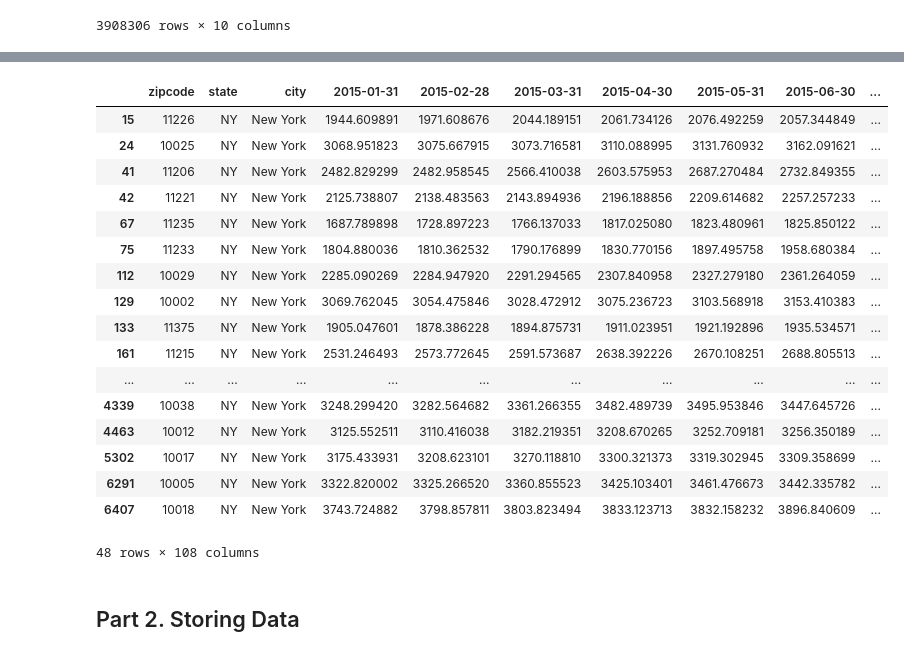
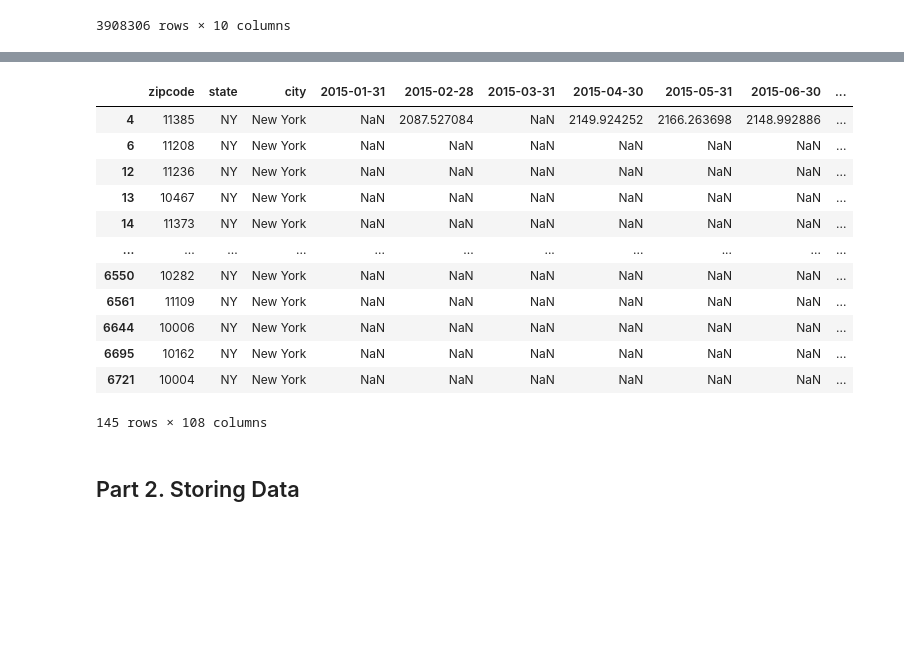
Before and after one commit to Seopwassup/TfA_FinalProject, a Jupyter notebook: FP_Main.ipynb, the cells around one changed output, grey strips where cells are left out. Drawn from its saved outputs; the diff is of its cells as text; code cells hidden in the pictures; blank space fills up the shorter version.

```diff
--- a/FP_Main.ipynb
+++ b/FP_Main.ipynb
@@ -232,53 +226,45 @@ remove_rent = [
     'RegionType',
     'StateName',
     'Metro',
     'CountyName',
 ]
 # Columns to rename
 rename_rent = {
     'RegionName': 'zipcode',
     'State': 'state',
     'City': 'city',
 }
 # Column types
 type_rent = {
     'zipcode': 'int',
     'state': 'str',
     'city': 'str'
 }
 
 # Removing and renaming columns
 df_rent_f = df_rent.drop(columns=remove_rent, axis=1)
 df_rent_f = df_rent_f.rename(columns=rename_rent)
 # Confirming Data type
 for column, dtype in type_rent.items():
     df_rent_f[column] = df_rent_f[column].astype(dtype, errors='raise')
 for column in df_rent_f.iloc[:, 3:]:
     df_rent_f[column] = df_rent_f[column].astype('float', errors='raise')
-# Discarding blank data
-df_rent_f.dropna(inplace=True)
 # Filtering for NY / NYC
 df_rent_f = df_rent_f.loc[(df_rent_f['state'] == "NY") & (df_rent_f['city'] == "New York")]
-df_rent_f
 # %% [output]
 |  | zipcode | state | city | 2015-01-31 | 2015-02-28 | 2015-03-31 | 2015-04-30 | 2015-05-31 | 2015-06-30 | ... |
-| 15 | 11226 | NY | New York | 1944.609891 | 1971.608676 | 2044.189151 | 2061.734126 | 2076.492259 | 2057.344849 | ... |
-| 24 | 10025 | NY | New York | 3068.951823 | 3075.667915 | 3073.716581 | 3110.088995 | 3131.760932 | 3162.091621 | ... |
-| 41 | 11206 | NY | New York | 2482.829299 | 2482.958545 | 2566.410038 | 2603.575953 | 2687.270484 | 2732.849355 | ... |
-| 42 | 11221 | NY | New York | 2125.738807 | 2138.483563 | 2143.894936 | 2196.188856 | 2209.614682 | 2257.257233 | ... |
-| 67 | 11235 | NY | New York | 1687.789898 | 1728.897223 | 1766.137033 | 1817.025080 | 1823.480961 | 1825.850122 | ... |
-| 75 | 11233 | NY | New York | 1804.880036 | 1810.362532 | 1790.176899 | 1830.770156 | 1897.495758 | 1958.680384 | ... |
-| 112 | 10029 | NY | New York | 2285.090269 | 2284.947920 | 2291.294565 | 2307.840958 | 2327.279180 | 2361.264059 | ... |
-| 129 | 10002 | NY | New York | 3069.762045 | 3054.475846 | 3028.472912 | 3075.236723 | 3103.568918 | 3153.410383 | ... |
-| 133 | 11375 | NY | New York | 1905.047601 | 1878.386228 | 1894.875731 | 1911.023951 | 1921.192896 | 1935.534571 | ... |
-| 161 | 11215 | NY | New York | 2531.246493 | 2573.772645 | 2591.573687 | 2638.392226 | 2670.108251 | 2688.805513 | ... |
+| 4 | 11385 | NY | New York | NaN | 2087.527084 | NaN | 2149.924252 | 2166.263698 | 2148.992886 | ... |
+| 6 | 11208 | NY | New York | NaN | NaN | NaN | NaN | NaN | NaN | ... |
+| 12 | 11236 | NY | New York | NaN | NaN | NaN | NaN | NaN | NaN | ... |
+| 13 | 10467 | NY | New York | NaN | NaN | NaN | NaN | NaN | NaN | ... |
+| 14 | 11373 | NY | New York | NaN | NaN | NaN | NaN | NaN | NaN | ... |
 | ... | ... | ... | ... | ... | ... | ... | ... | ... | ... | ... |
-| 4339 | 10038 | NY | New York | 3248.299420 | 3282.564682 | 3361.266355 | 3482.489739 | 3495.953846 | 3447.645726 | ... |
-| 4463 | 10012 | NY | New York | 3125.552511 | 3110.416038 | 3182.219351 | 3208.670265 | 3252.709181 | 3256.350189 | ... |
-| 5302 | 10017 | NY | New York | 3175.433931 | 3208.623101 | 3270.118810 | 3300.321373 | 3319.302945 | 3309.358699 | ... |
-| 6291 | 10005 | NY | New York | 3322.820002 | 3325.266520 | 3360.855523 | 3425.103401 | 3461.476673 | 3442.335782 | ... |
-| 6407 | 10018 | NY | New York | 3743.724882 | 3798.857811 | 3803.823494 | 3833.123713 | 3832.158232 | 3896.840609 | ... |
+| 6550 | 10282 | NY | New York | NaN | NaN | NaN | NaN | NaN | NaN | ... |
+| 6561 | 11109 | NY | New York | NaN | NaN | NaN | NaN | NaN | NaN | ... |
+| 6644 | 10006 | NY | New York | NaN | NaN | NaN | NaN | NaN | NaN | ... |
+| 6695 | 10162 | NY | New York | NaN | NaN | NaN | NaN | NaN | NaN | ... |
+| 6721 | 10004 | NY | New York | NaN | NaN | NaN | NaN | NaN | NaN | ... |
-48 rows × 108 columns
+145 rows × 108 columns
 # %%
 # Zipcode Cleaning & Filtering
 # Columns to use
```
Also changed, not shown: parts of 14 cells of this notebook, 1 other file.
